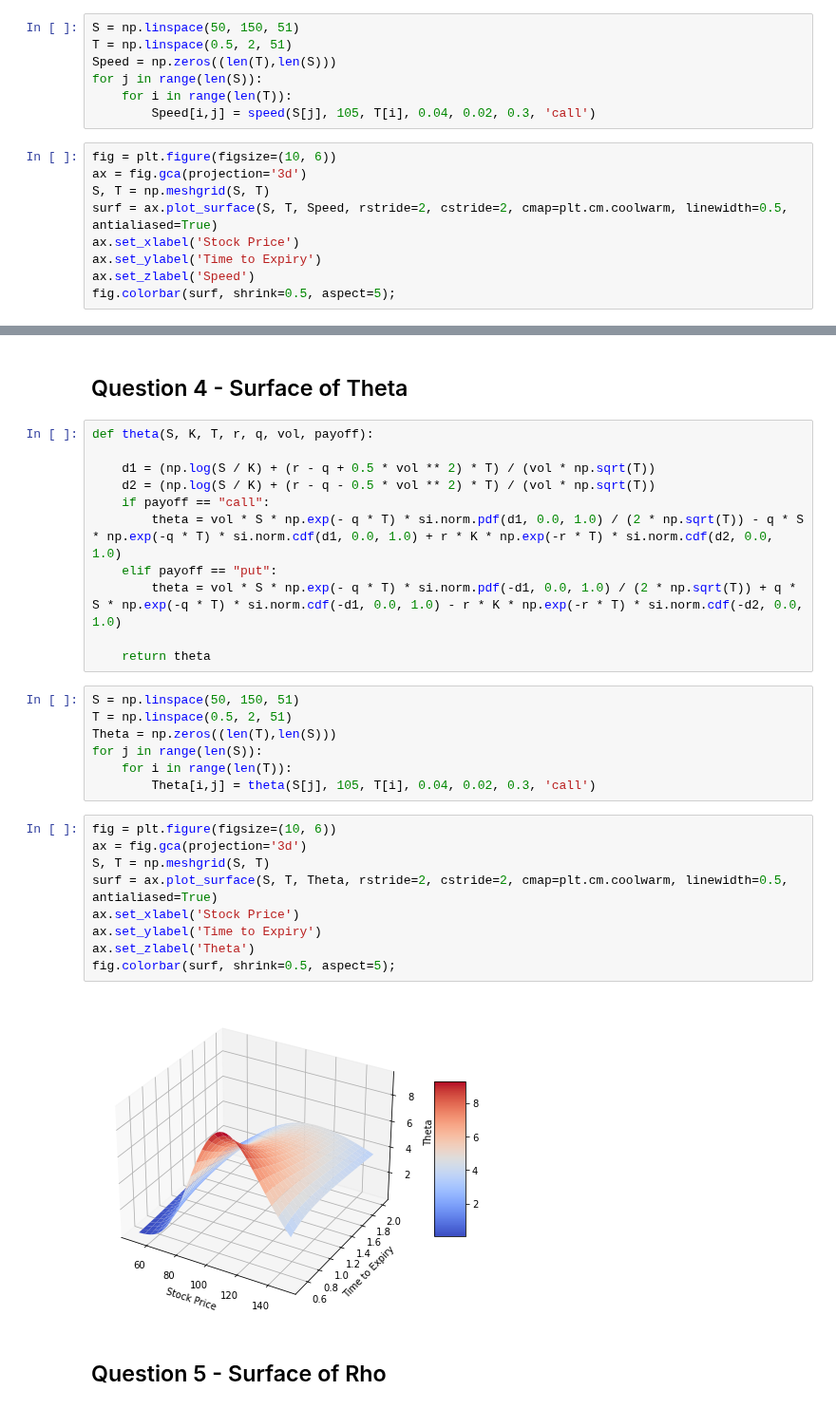
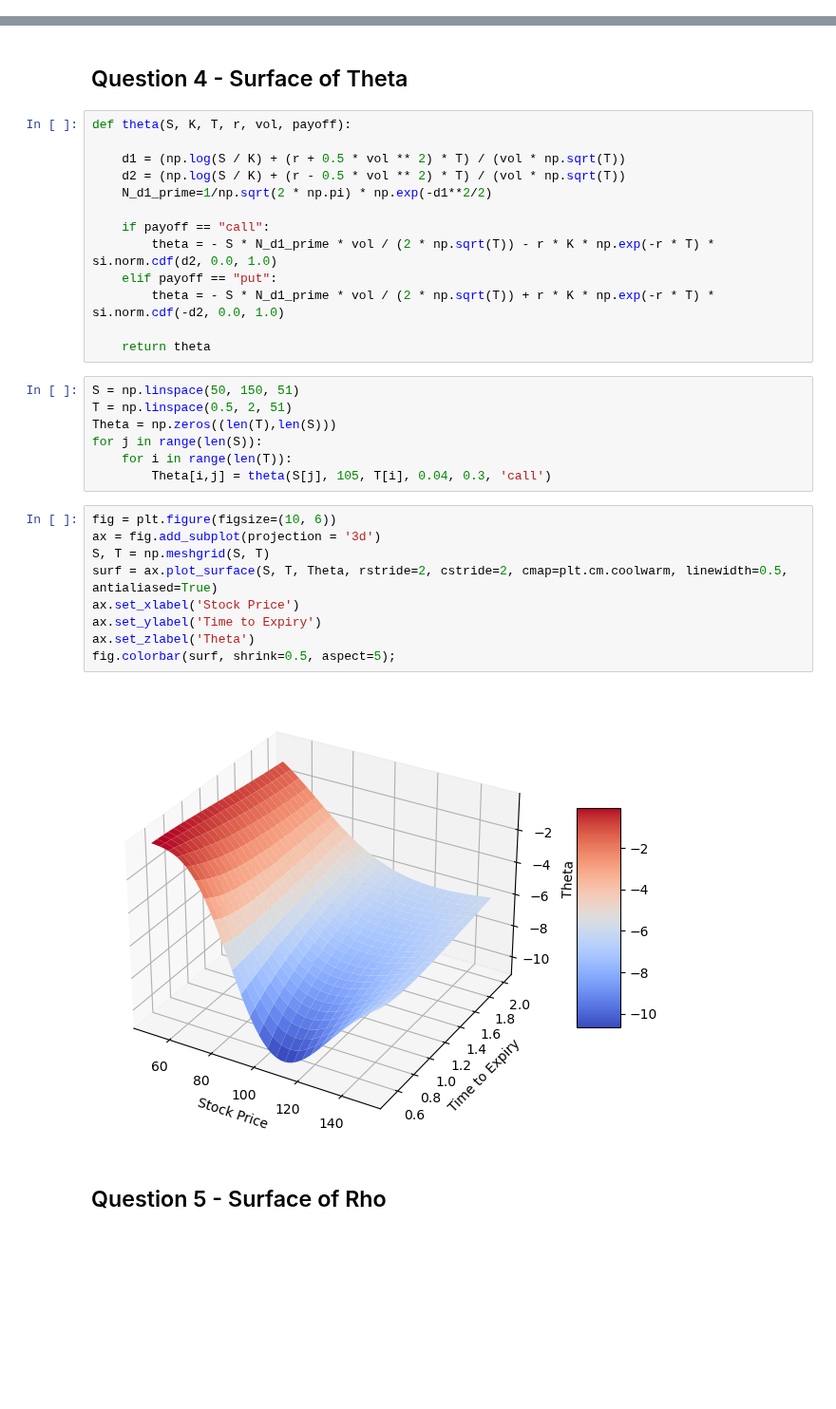
Before and after one commit to xxyyrain/CMF_25, a Jupyter notebook: Week 9/Week 9 Seminar Answers.ipynb, the cells around one changed output, grey strips where cells are left out. Shown at 95% size. Saved outputs shown, nothing was run; the diff lists cells and outputs as text; blank space fills up the shorter version.

```diff
--- a/Week 9/Week 9 Seminar Answers.ipynb
+++ b/Week 9/Week 9 Seminar Answers.ipynb
@@ -81,16 +76,0 @@ def speed(S, K, T, r, q, vol, payoff):
-# %%
-S = np.linspace(50, 150, 51)
-T = np.linspace(0.5, 2, 51)
-Speed = np.zeros((len(T),len(S)))
-for j in range(len(S)):
-    for i in range(len(T)):
-        Speed[i,j] = speed(S[j], 105, T[i], 0.04, 0.02, 0.3, 'call')
-# %%
-fig = plt.figure(figsize=(10, 6))
-ax = fig.gca(projection='3d')
-S, T = np.meshgrid(S, T)
-surf = ax.plot_surface(S, T, Speed, rstride=2, cstride=2, cmap=plt.cm.coolwarm, linewidth=0.5, antialiased=True)
-ax.set_xlabel('Stock Price')
-ax.set_ylabel('Time to Expiry')
-ax.set_zlabel('Speed')
-fig.colorbar(surf, shrink=0.5, aspect=5);
@@ -99,14 +77,16 @@ fig.colorbar(surf, shrink=0.5, aspect=5);
 # %% [markdown]
 ## Question 4 - Surface of Theta
 # %%
-def theta(S, K, T, r, q, vol, payoff):
+def theta(S, K, T, r, vol, payoff):
 
-    d1 = (np.log(S / K) + (r - q + 0.5 * vol ** 2) * T) / (vol * np.sqrt(T))
-    d2 = (np.log(S / K) + (r - q - 0.5 * vol ** 2) * T) / (vol * np.sqrt(T))
+    d1 = (np.log(S / K) + (r + 0.5 * vol ** 2) * T) / (vol * np.sqrt(T))
+    d2 = (np.log(S / K) + (r - 0.5 * vol ** 2) * T) / (vol * np.sqrt(T))
+    N_d1_prime=1/np.sqrt(2 * np.pi) * np.exp(-d1**2/2)
+
     if payoff == "call":
-        theta = vol * S * np.exp(- q * T) * si.norm.pdf(d1, 0.0, 1.0) / (2 * np.sqrt(T)) - q * S * np.exp(-q * T) * si.norm.cdf(d1, 0.0, 1.0) + r * K * np.exp(-r * T) * si.norm.cdf(d2, 0.0, 1.0)
+        theta = - S * N_d1_prime * vol / (2 * np.sqrt(T)) - r * K * np.exp(-r * T) * si.norm.cdf(d2, 0.0, 1.0)
     elif payoff == "put":
-        theta = vol * S * np.exp(- q * T) * si.norm.pdf(-d1, 0.0, 1.0) / (2 * np.sqrt(T)) + q * S * np.exp(-q * T) * si.norm.cdf(-d1, 0.0, 1.0) - r * K * np.exp(-r * T) * si.norm.cdf(-d2, 0.0, 1.0)
+        theta = - S * N_d1_prime * vol / (2 * np.sqrt(T)) + r * K * np.exp(-r * T) * si.norm.cdf(-d2, 0.0, 1.0)
 
     return theta
 # %%
@@ -115,18 +95,18 @@ T = np.linspace(0.5, 2, 51)
 Theta = np.zeros((len(T),len(S)))
 for j in range(len(S)):
     for i in range(len(T)):
-        Theta[i,j] = theta(S[j], 105, T[i], 0.04, 0.02, 0.3, 'call')
+        Theta[i,j] = theta(S[j], 105, T[i], 0.04, 0.3, 'call')
 # %%
 fig = plt.figure(figsize=(10, 6))
-ax = fig.gca(projection='3d')
+ax = fig.add_subplot(projection = '3d')
 S, T = np.meshgrid(S, T)
 surf = ax.plot_surface(S, T, Theta, rstride=2, cstride=2, cmap=plt.cm.coolwarm, linewidth=0.5, antialiased=True)
 ax.set_xlabel('Stock Price')
 ax.set_ylabel('Time to Expiry')
 ax.set_zlabel('Theta')
 fig.colorbar(surf, shrink=0.5, aspect=5);
 # %% [output]
-[figure, old version]
+[figure, new version]
 # %% [markdown]
 ## Question 5 - Surface of Rho
 # %%
```
Also changed, not shown: parts of 17 cells of this notebook.
